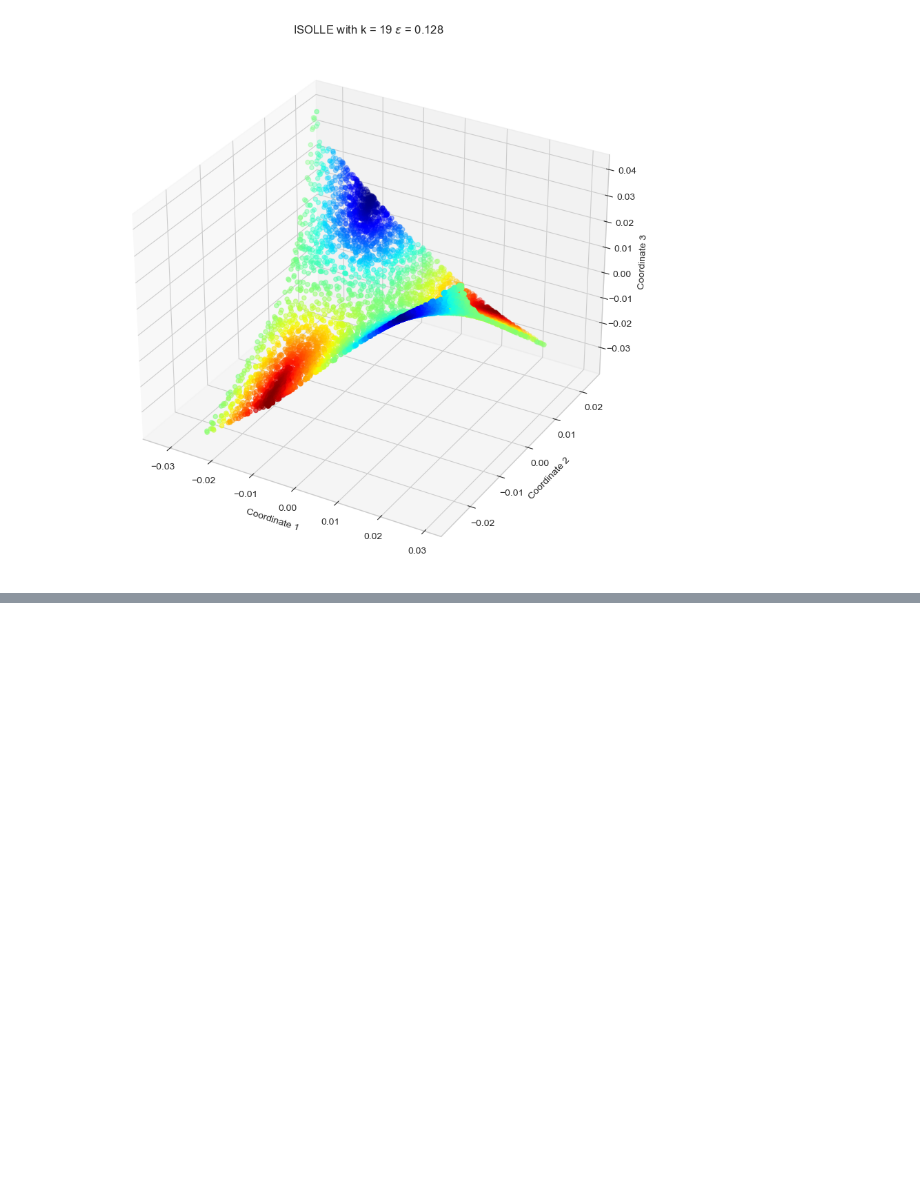
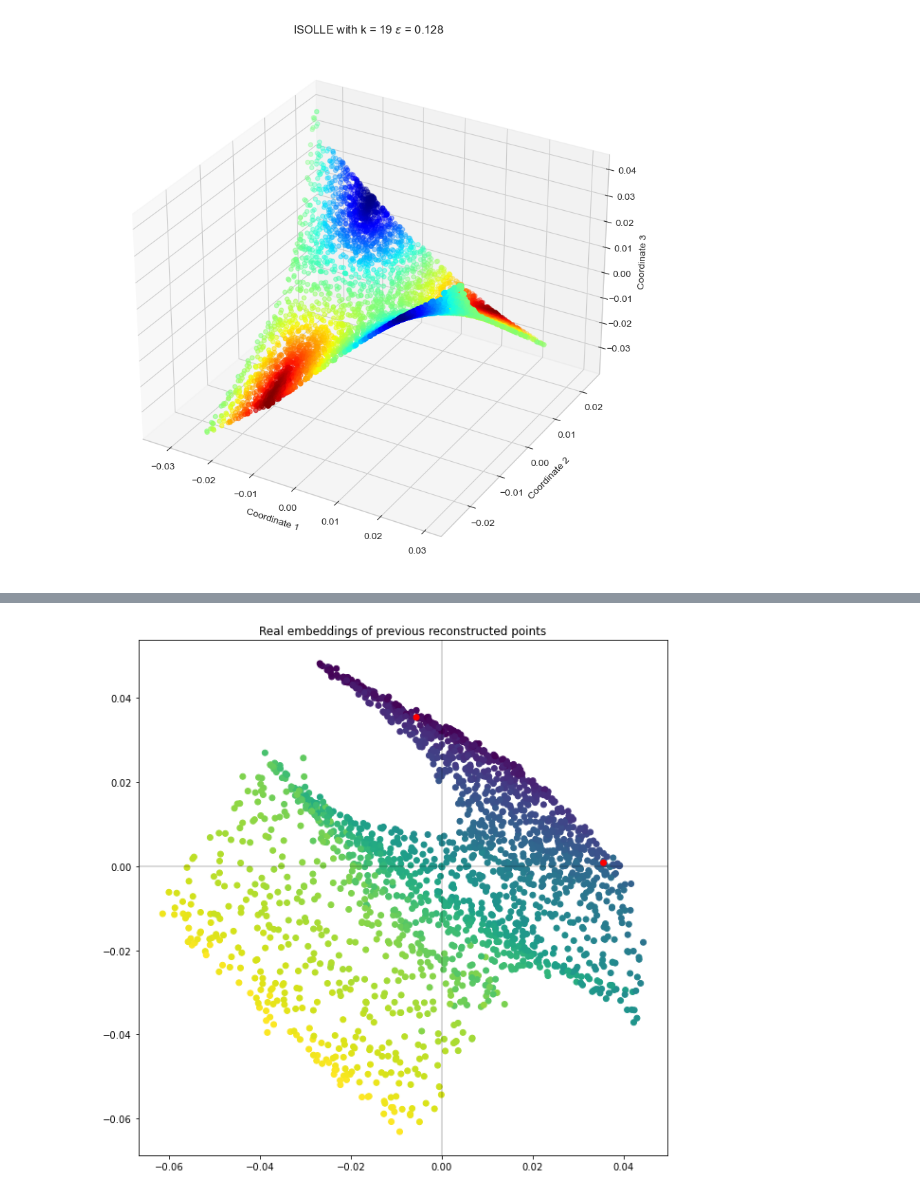
Before and after one commit to JAVI897/LLE-and-its-variants, a Jupyter notebook: ISOLLE/example ISOLLE.ipynb, the cells around one changed output, grey strips where cells are left out. Cells and saved outputs as stored; diff of their text form; code cells hidden in the pictures; blank space fills up the shorter version.

```diff
--- a/ISOLLE/example ISOLLE.ipynb
+++ b/ISOLLE/example ISOLLE.ipynb
@@ -208,0 +231,14 @@ isolle.plot_embedding_3d(color, grid = False, cmap = plt.cm.jet, size = (15, 10)
+# %%
+isolle2 = ISOLLE(X, k_n = 9, dim = 3, eps = 3.26, k_n_graph = False, sparsity = True)
+t2 = isolle2.transform()
+# %%
+fig = plt.figure(figsize=(10, 10))
+plt.axhline(c = 'black', alpha = 0.2)
+plt.axvline(c = 'black', alpha = 0.2)
+plt.scatter(t2[:-2, 0], t2[:-2, 1], c = y[:-2,])
+plt.scatter(t2[-2:, 0], t2[-2:, 1], c = ['r','r'])
+plt.grid(False)
+plt.title('Real embeddings of previous reconstructed points')
+plt.show()
+# %% [output]
+[figure, added]
```
Also changed, not shown: parts of 5 cells of this notebook, 1 other file.
